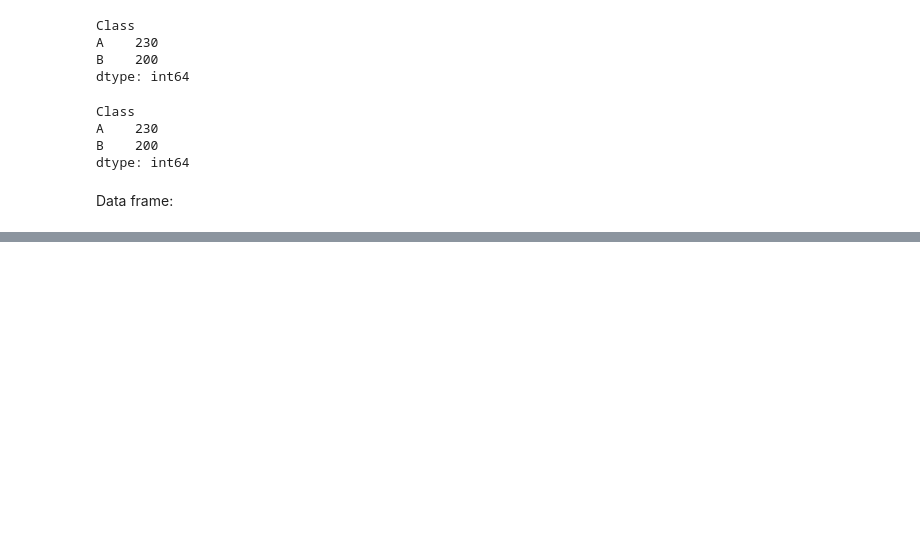
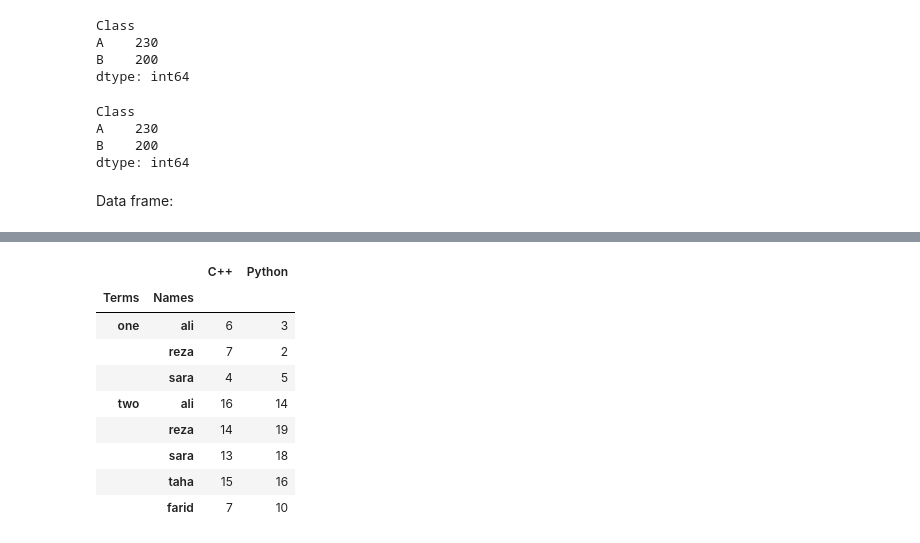
Before and after one commit to AliShariatian/Analyze-and-Prepare-data-using-Python, a Jupyter notebook: main.ipynb, the cells around one changed output, grey strips where cells are left out. Cells and saved outputs as stored; diff of their text form; code cells hidden in the pictures; blank space fills up the shorter version.

```diff
--- a/main.ipynb
+++ b/main.ipynb
@@ -1846,0 +1968,14 @@ Data frame:
+# %%
+df = frame.set_index(['Terms', 'Names'])
+df
+# %% [output]
+|  |  | C++ | Python |
+| Terms | Names |  |  |
+| one | ali | 6 | 3 |
+|  | reza | 7 | 2 |
+|  | sara | 4 | 5 |
+| two | ali | 16 | 14 |
+|  | reza | 14 | 19 |
+|  | sara | 13 | 18 |
+|  | taha | 15 | 16 |
+|  | farid | 7 | 10 |
```
Also changed, not shown: parts of 39 cells of this notebook.
